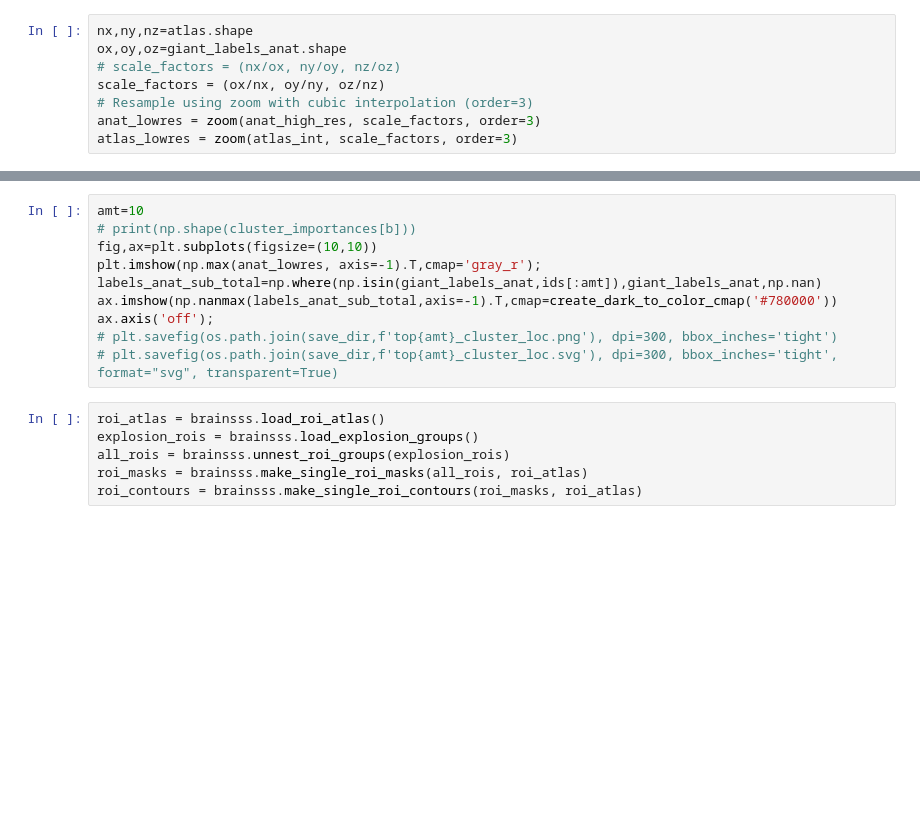
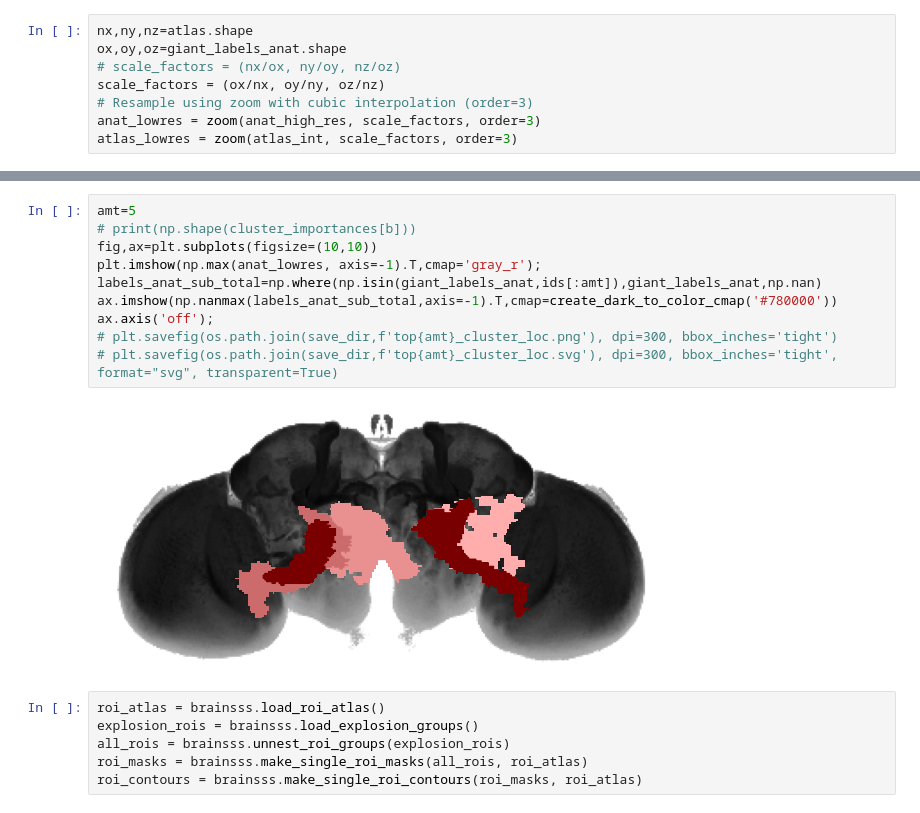
Before and after one commit to ClandininLab/brainsss, a Jupyter notebook: notebooks/20251106_fig4_FINAL.ipynb, the cells around one changed output, grey strips where cells are left out. Cells and saved outputs as stored; diff of their text form; blank space fills up the shorter version.

```diff
--- a/notebooks/20251106_fig4_FINAL.ipynb
+++ b/notebooks/20251106_fig4_FINAL.ipynb
@@ -1147,13 +1199,15 @@ print(anat_lowres.shape)
 # %%
-amt=10
+amt=5
 # print(np.shape(cluster_importances[b]))
 fig,ax=plt.subplots(figsize=(10,10))
 plt.imshow(np.max(anat_lowres, axis=-1).T,cmap='gray_r');
 labels_anat_sub_total=np.where(np.isin(giant_labels_anat,ids[:amt]),giant_labels_anat,np.nan)
 ax.imshow(np.nanmax(labels_anat_sub_total,axis=-1).T,cmap=create_dark_to_color_cmap('#780000'))
 ax.axis('off');
 # plt.savefig(os.path.join(save_dir,f'top{amt}_cluster_loc.png'), dpi=300, bbox_inches='tight')
 # plt.savefig(os.path.join(save_dir,f'top{amt}_cluster_loc.svg'), dpi=300, bbox_inches='tight', format="svg", transparent=True)
+# %% [output]
+[figure, added]
 # %%
 roi_atlas = brainsss.load_roi_atlas()
 explosion_rois = brainsss.load_explosion_groups()
```
Also changed, not shown: parts of 23 cells of this notebook, 4 other files.
